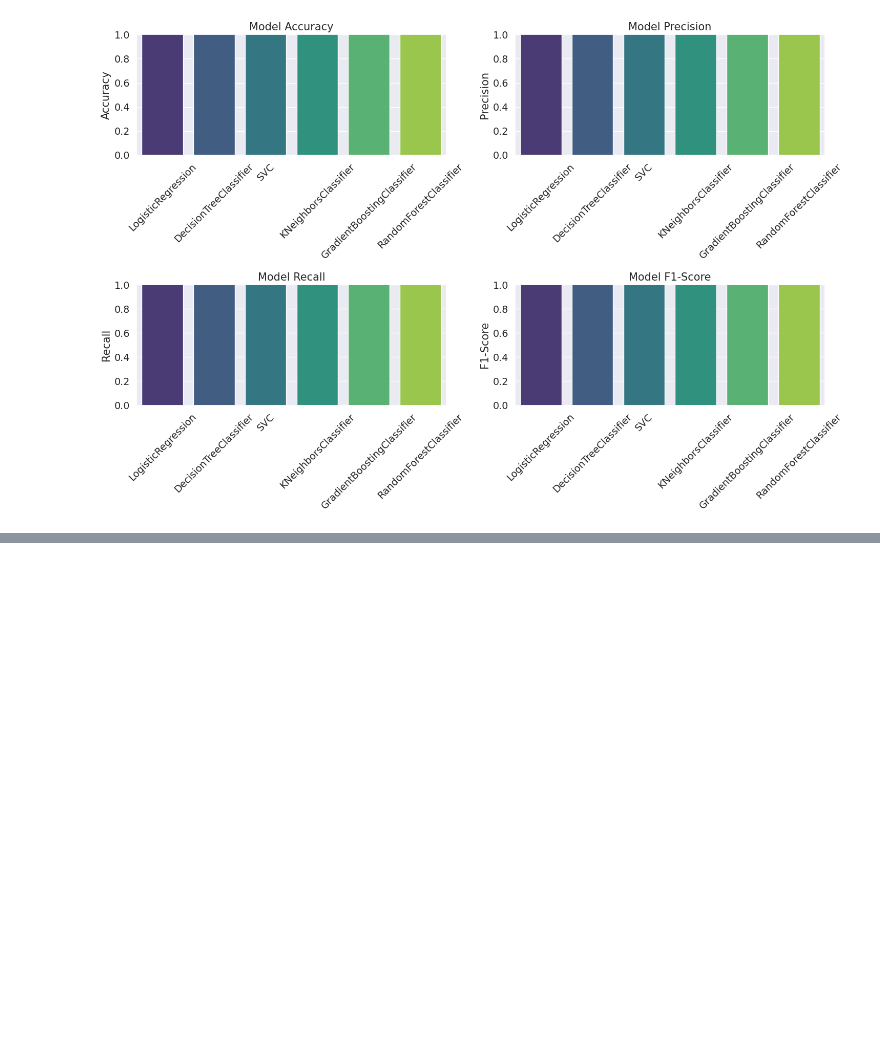
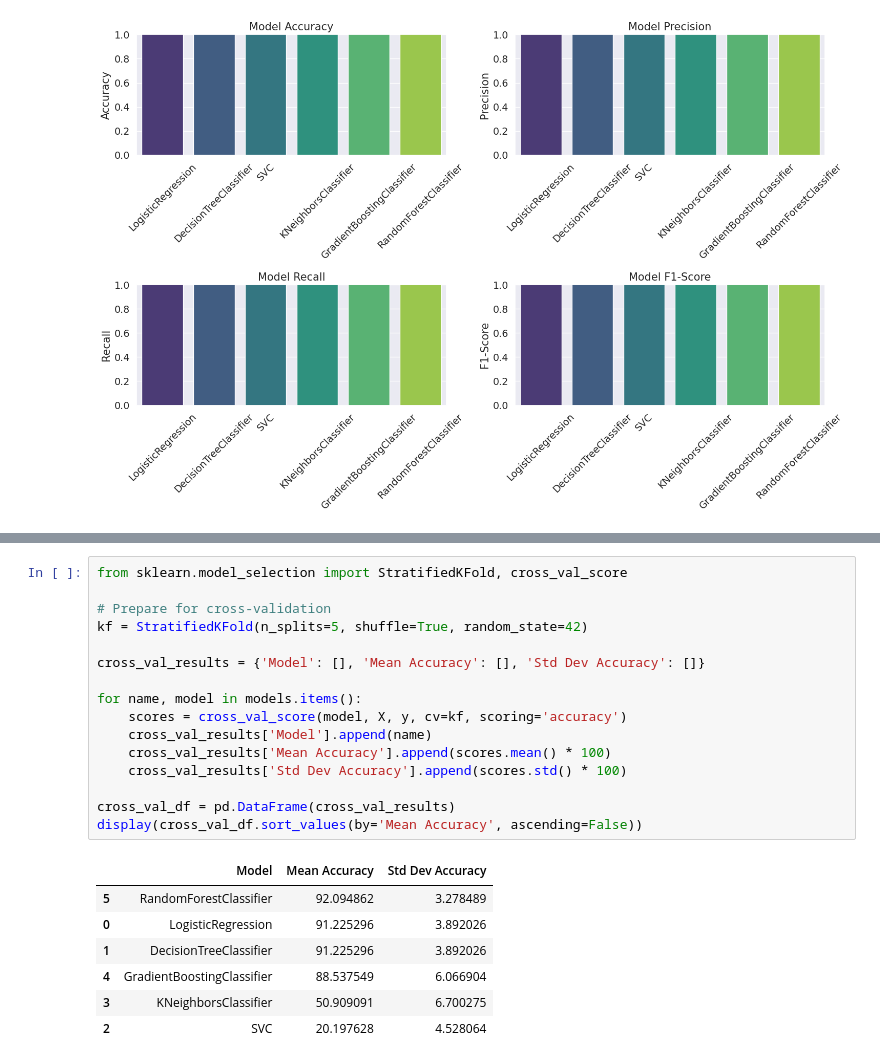
Before and after one commit to SohailaAlahmady/Graduation-Models, a Jupyter notebook: 1_General Test/General_Test_RMmodel_CoV.ipynb, the cells around one changed output, grey strips where cells are left out. Drawn from its saved outputs; the diff is of its cells as text; blank space fills up the shorter version.

```diff
--- a/1_General Test/General_Test_RMmodel_CoV.ipynb
+++ b/1_General Test/General_Test_RMmodel_CoV.ipynb
@@ -342,0 +347,24 @@ plt.show()
+# %%
+from sklearn.model_selection import StratifiedKFold, cross_val_score
+
+# Prepare for cross-validation
+kf = StratifiedKFold(n_splits=5, shuffle=True, random_state=42)
+
+cross_val_results = {'Model': [], 'Mean Accuracy': [], 'Std Dev Accuracy': []}
+
+for name, model in models.items():
+    scores = cross_val_score(model, X, y, cv=kf, scoring='accuracy')
+    cross_val_results['Model'].append(name)
+    cross_val_results['Mean Accuracy'].append(scores.mean() * 100)
+    cross_val_results['Std Dev Accuracy'].append(scores.std() * 100)
+
+cross_val_df = pd.DataFrame(cross_val_results)
+display(cross_val_df.sort_values(by='Mean Accuracy', ascending=False))
+# %% [output]
+|  | Model | Mean Accuracy | Std Dev Accuracy |
+| 5 | RandomForestClassifier | 92.094862 | 3.278489 |
+| 0 | LogisticRegression | 91.225296 | 3.892026 |
+| 1 | DecisionTreeClassifier | 91.225296 | 3.892026 |
+| 4 | GradientBoostingClassifier | 88.537549 | 6.066904 |
+| 3 | KNeighborsClassifier | 50.909091 | 6.700275 |
+| 2 | SVC | 20.197628 | 4.528064 |
```
Also changed, not shown: parts of 4 cells of this notebook.
